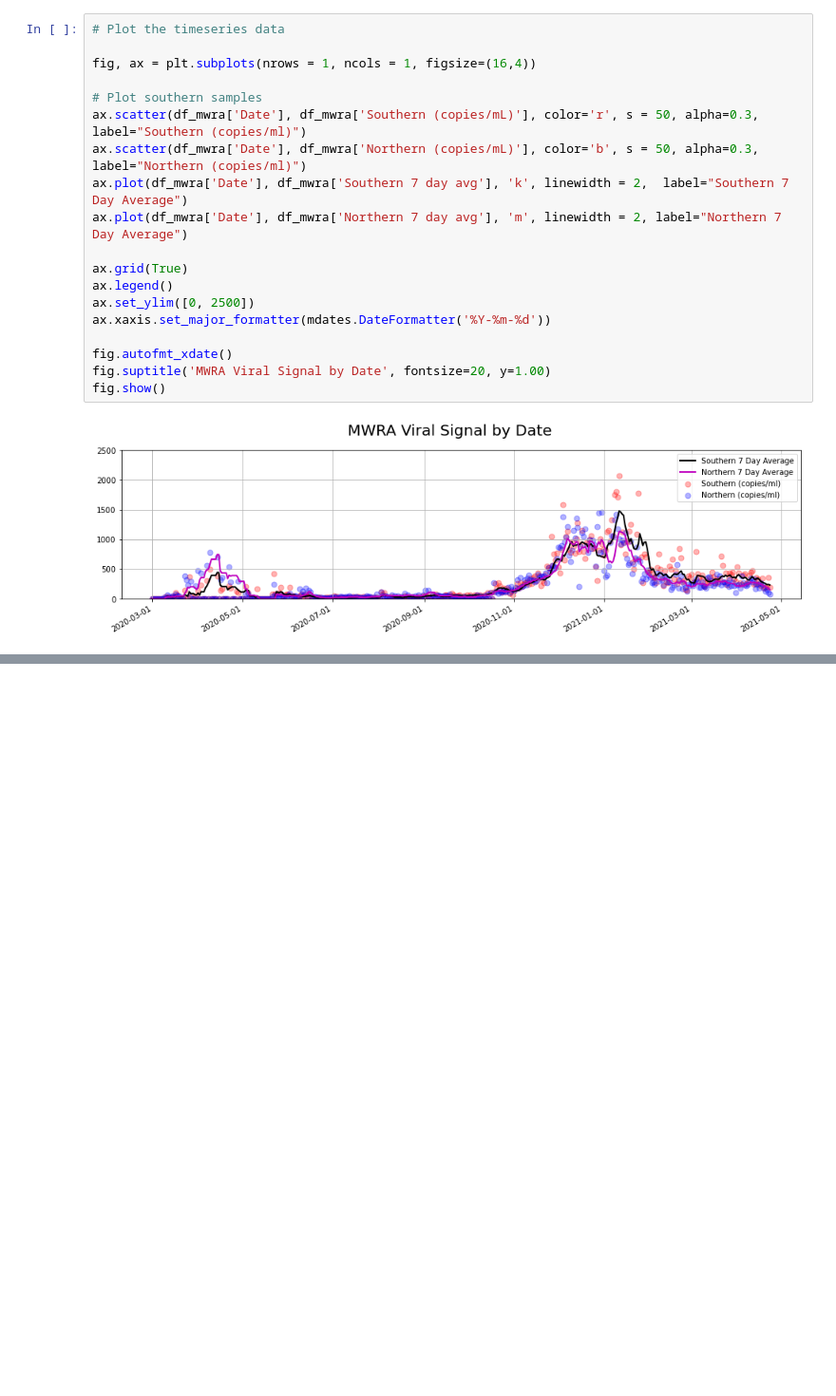
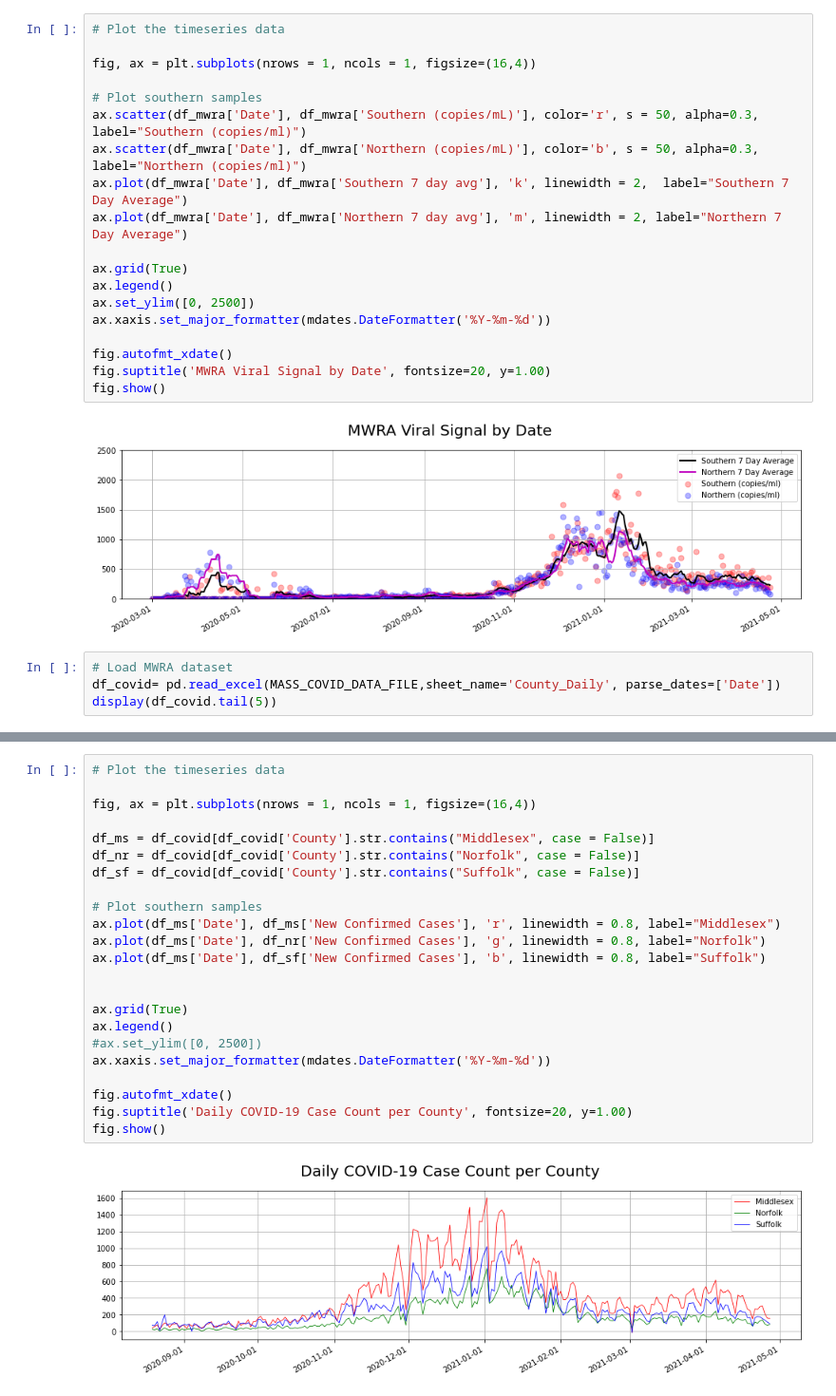
Before and after one commit to bhatiavr/cs109b-final-project-111, a Jupyter notebook: src/cs109b-wastewater-covid-forecasting.ipynb, the cells around one changed output, grey strips where cells are left out. Shown: that part at 95% size. Cells and saved outputs as stored; diff of their text form; blank space fills up the shorter version.

```diff
--- a/src/cs109b-wastewater-covid-forecasting.ipynb
+++ b/src/cs109b-wastewater-covid-forecasting.ipynb
@@ -91,3 +92,7 @@ fig.suptitle('MWRA Viral Signal by Date', fontsize=20, y=1.00)
 fig.show()
 # %% [output]
 [figure]
+# %%
+# Load MWRA dataset
+df_covid= pd.read_excel(MASS_COVID_DATA_FILE,sheet_name='County_Daily', parse_dates=['Date'])
+display(df_covid.tail(5))
@@ -93,0 +119,25 @@ fig.show()
+# %%
+# Plot the timeseries data
+
+fig, ax = plt.subplots(nrows = 1, ncols = 1, figsize=(16,4))
+
+df_ms = df_covid[df_covid['County'].str.contains("Middlesex", case = False)]
+df_nr = df_covid[df_covid['County'].str.contains("Norfolk", case = False)]
+df_sf = df_covid[df_covid['County'].str.contains("Suffolk", case = False)]
+
+# Plot southern samples
+ax.plot(df_ms['Date'], df_ms['New Confirmed Cases'], 'r', linewidth = 0.8, label="Middlesex")
+ax.plot(df_ms['Date'], df_nr['New Confirmed Cases'], 'g', linewidth = 0.8, label="Norfolk")
+ax.plot(df_ms['Date'], df_sf['New Confirmed Cases'], 'b', linewidth = 0.8, label="Suffolk")
+
+
+ax.grid(True)
+ax.legend()
+#ax.set_ylim([0, 2500])
+ax.xaxis.set_major_formatter(mdates.DateFormatter('%Y-%m-%d'))
+
+fig.autofmt_xdate()
+fig.suptitle('Daily COVID-19 Case Count per County', fontsize=20, y=1.00)
+fig.show()
+# %% [output]
+[figure, added]
```
Also changed, not shown: parts of 7 cells of this notebook, 1 other file.
